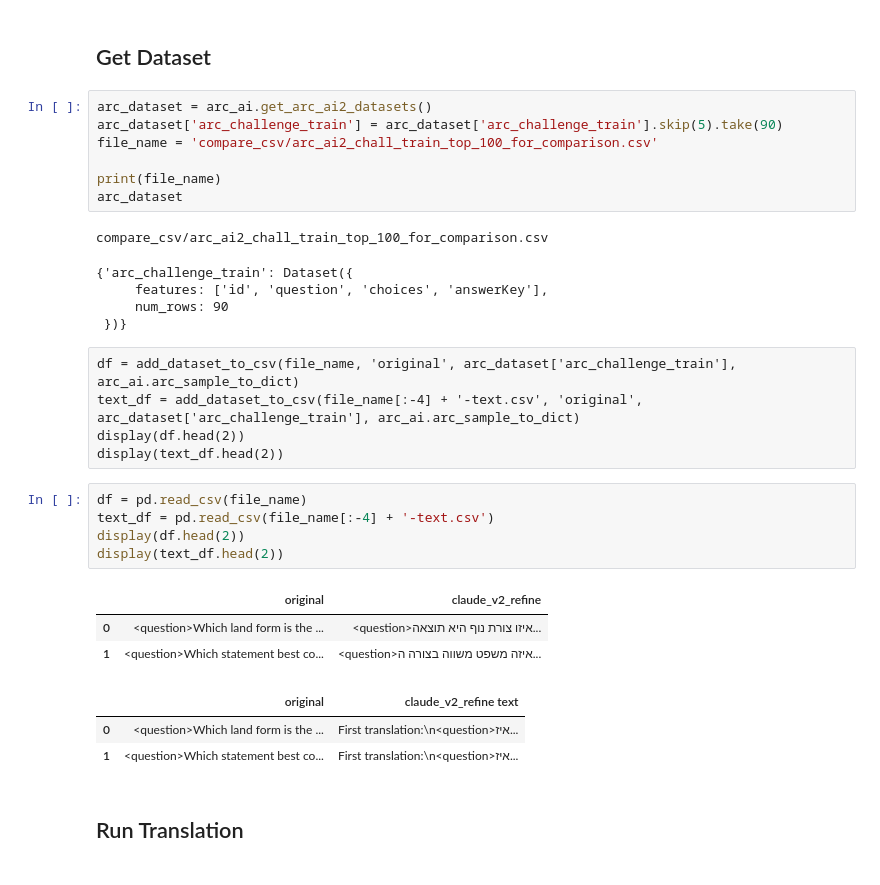
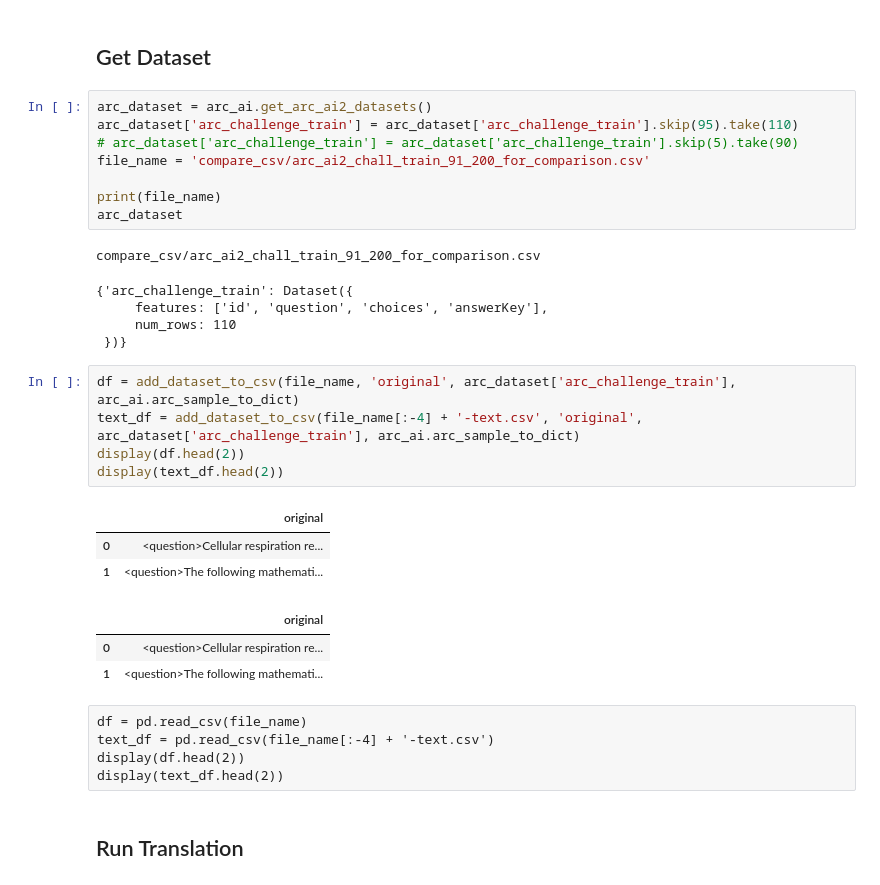
Before and after one commit to sarelWeinberger/qwen-hebrew-finetuning, a Jupyter notebook: translation/translate_funcs.ipynb, the cells around one changed output. Cells and saved outputs as stored; diff of their text form.

```diff
--- a/translation/translate_funcs.ipynb
+++ b/translation/translate_funcs.ipynb
@@ -90,34 +87,35 @@ dict_keys(['recipe', 'ingredients'])
 ## Get Dataset
 # %%
 arc_dataset = arc_ai.get_arc_ai2_datasets()
-arc_dataset['arc_challenge_train'] = arc_dataset['arc_challenge_train'].skip(5).take(90)
-file_name = 'compare_csv/arc_ai2_chall_train_top_100_for_comparison.csv'
+arc_dataset['arc_challenge_train'] = arc_dataset['arc_challenge_train'].skip(95).take(110)
+# arc_dataset['arc_challenge_train'] = arc_dataset['arc_challenge_train'].skip(5).take(90)
+file_name = 'compare_csv/arc_ai2_chall_train_91_200_for_comparison.csv'
 
 print(file_name)
 arc_dataset
 # %% [output]
-compare_csv/arc_ai2_chall_train_top_100_for_comparison.csv
+compare_csv/arc_ai2_chall_train_91_200_for_comparison.csv
 {'arc_challenge_train': Dataset({
      features: ['id', 'question', 'choices', 'answerKey'],
-     num_rows: 90
+     num_rows: 110
  })}
-# %% [raw]
-df = add_dataset_to_csv(file_name, 'original', arc_dataset['arc_challenge_train'], arc_ai.arc_sample_to_dict)
-text_df = add_dataset_to_csv(file_name[:-4] + '-text.csv', 'original', arc_dataset['arc_challenge_train'], arc_ai.arc_sample_to_dict)
-display(df.head(2))
-display(text_df.head(2))
-# %%
-df = pd.read_csv(file_name)
-text_df = pd.read_csv(file_name[:-4] + '-text.csv')
-display(df.head(2))
-display(text_df.head(2))
-# %% [output]
-|  | original | claude_v2_refine |
-| 0 | <question>Which land form is the ... | <question>איזו צורת נוף היא תוצאה... |
-| 1 | <question>Which statement best co... | <question>איזה משפט משווה בצורה ה... |
-|  | original | claude_v2_refine text |
-| 0 | <question>Which land form is the ... | First translation:\n<question>איז... |
-| 1 | <question>Which statement best co... | First translation:\n<question>איז... |
+# %%
+df = add_dataset_to_csv(file_name, 'original', arc_dataset['arc_challenge_train'], arc_ai.arc_sample_to_dict)
+text_df = add_dataset_to_csv(file_name[:-4] + '-text.csv', 'original', arc_dataset['arc_challenge_train'], arc_ai.arc_sample_to_dict)
+display(df.head(2))
+display(text_df.head(2))
+# %% [output]
+|  | original |
+| 0 | <question>Cellular respiration re... |
+| 1 | <question>The following mathemati... |
+|  | original |
+| 0 | <question>Cellular respiration re... |
+| 1 | <question>The following mathemati... |
+# %% [raw]
+df = pd.read_csv(file_name)
+text_df = pd.read_csv(file_name[:-4] + '-text.csv')
+display(df.head(2))
+display(text_df.head(2))
 # %% [markdown]
 ## Run Translation
 # %% [markdown]
```
Also changed, not shown: parts of 16 cells of this notebook, 4 other files.
